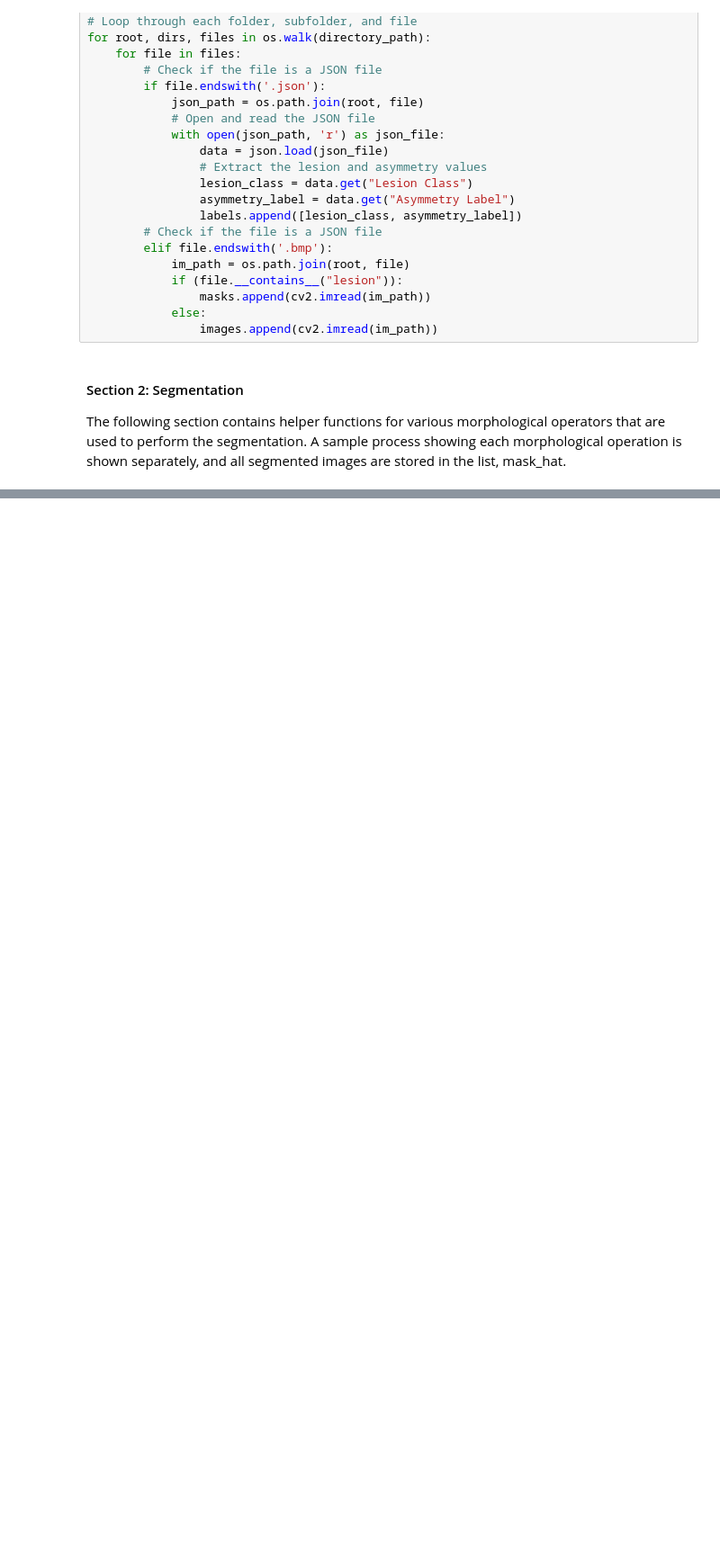
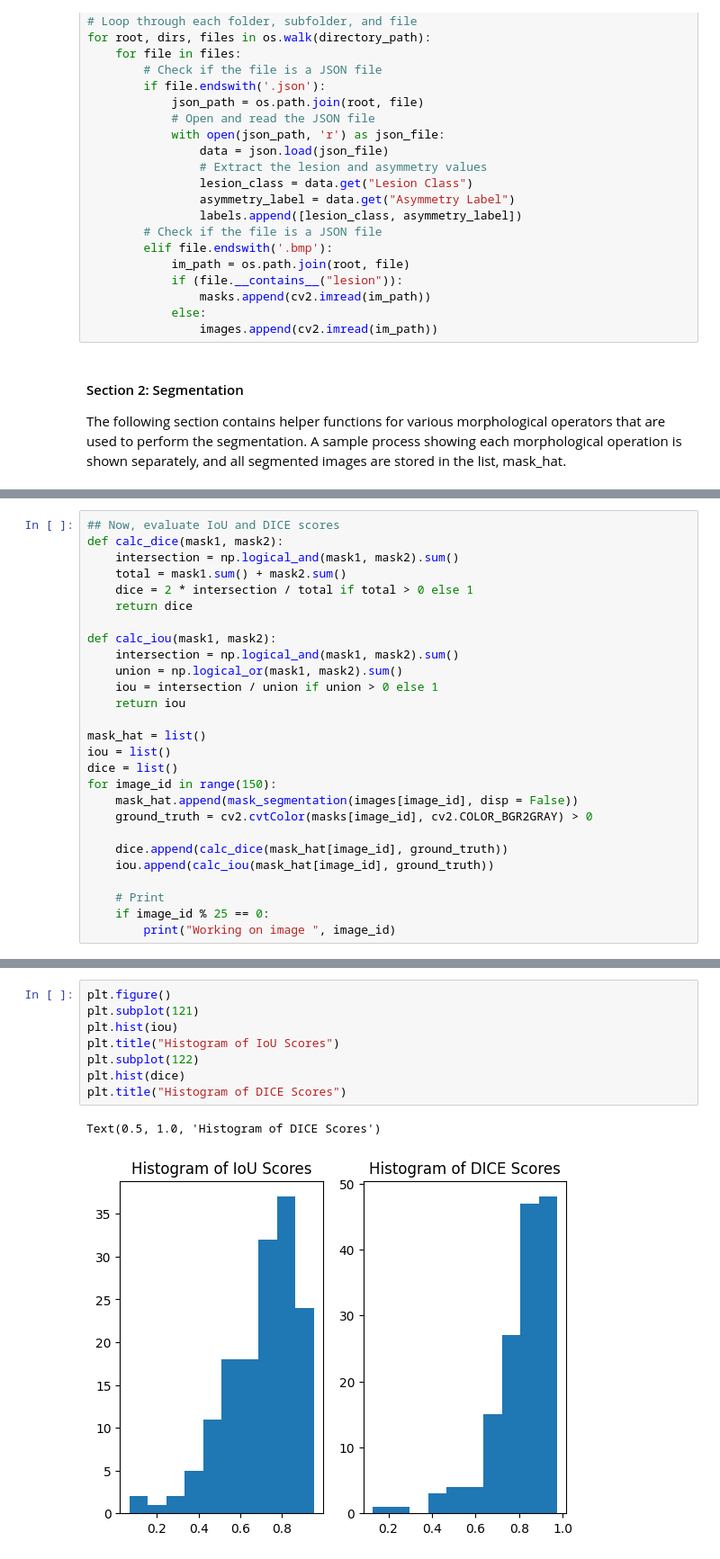
Before and after one commit to Rapuris/Medical-Image-Analysis-Spring-2024, a Jupyter notebook: skin.ipynb, the cells around one changed output, grey strips where cells are left out. Shown at 90% size. Saved outputs shown, nothing was run; the diff lists cells and outputs as text; blank space fills up the shorter version.

Commit message:
Dice and IoU

```diff
--- a/skin.ipynb
+++ b/skin.ipynb
@@ -214,0 +175,27 @@ plt.imshow(im, cmap = "gray")
+# %%
+## Now, evaluate IoU and DICE scores
+def calc_dice(mask1, mask2):
+    intersection = np.logical_and(mask1, mask2).sum()
+    total = mask1.sum() + mask2.sum()
+    dice = 2 * intersection / total if total > 0 else 1
+    return dice
+
+def calc_iou(mask1, mask2):
+    intersection = np.logical_and(mask1, mask2).sum()
+    union = np.logical_or(mask1, mask2).sum()
+    iou = intersection / union if union > 0 else 1
+    return iou
+
+mask_hat = list()
+iou = list()
+dice = list()
+for image_id in range(150):
+    mask_hat.append(mask_segmentation(images[image_id], disp = False))
+    ground_truth = cv2.cvtColor(masks[image_id], cv2.COLOR_BGR2GRAY) > 0
+
+    dice.append(calc_dice(mask_hat[image_id], ground_truth))
+    iou.append(calc_iou(mask_hat[image_id], ground_truth))
+
+    # Print
+    if image_id % 25 == 0:
+        print("Working on image ", image_id)
@@ -214,0 +209,11 @@ plt.imshow(im, cmap = "gray")
+# %%
+plt.figure()
+plt.subplot(121)
+plt.hist(iou)
+plt.title("Histogram of IoU Scores")
+plt.subplot(122)
+plt.hist(dice)
+plt.title("Histogram of DICE Scores")
+# %% [output]
+Text(0.5, 1.0, 'Histogram of DICE Scores')
+[figure, added]
```
Also changed, not shown: parts of 3 cells of this notebook.
